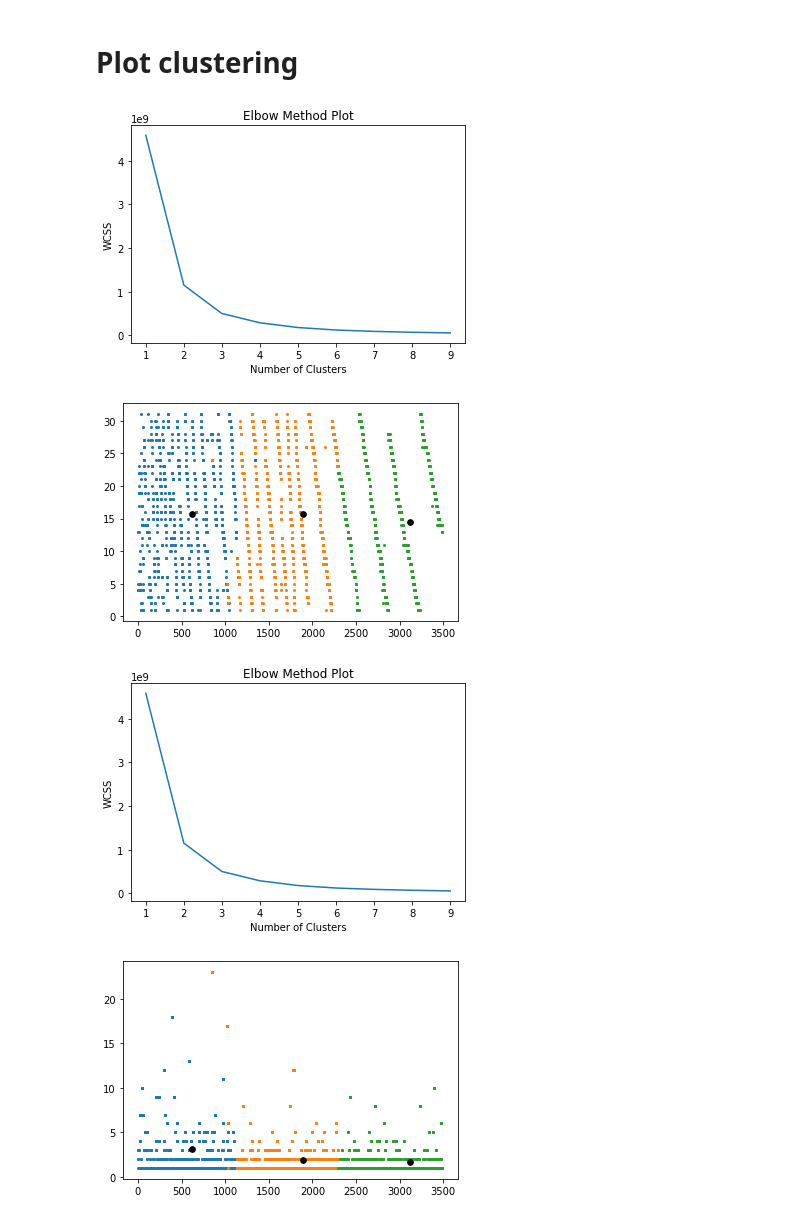
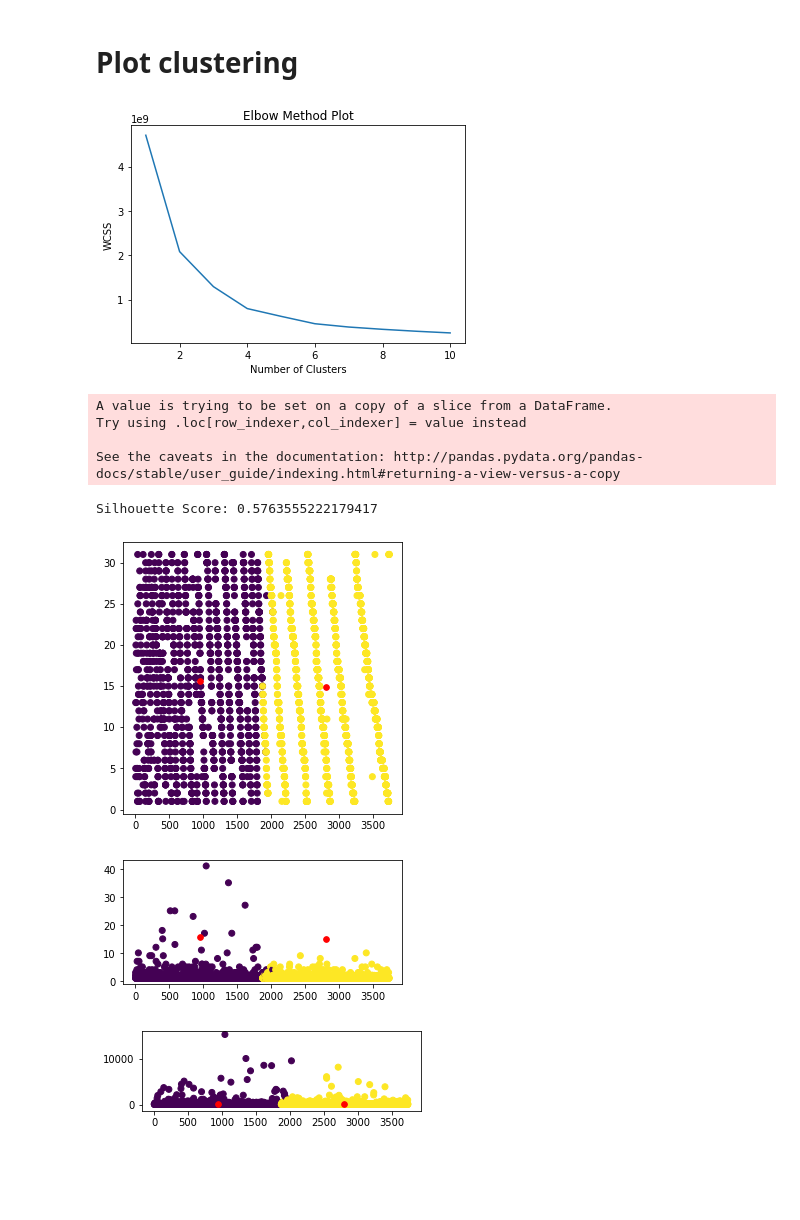
Before and after one commit to NormanHung/Practice-Customer-Segmentation, a Jupyter notebook: Assignment-Customer Segmentation.ipynb, the cells around one changed output. Drawn from its saved outputs; the diff is of its cells as text; code cells hidden in the pictures; blank space fills up the shorter version.

Commit message:
Add files via upload
Add Silhouette Score

```diff
--- a/Assignment-Customer Segmentation.ipynb
+++ b/Assignment-Customer Segmentation.ipynb
@@ -367,3 +317,5 @@ def OutliersRemoved(DataFrame, ColumnLabel, Sigma = 3):
+# %%
+CombinedRawData.drop_duplicates("Customers.id", inplace = True)
 # %%
 CombinedRawData = OutliersRemoved(CombinedRawData, "DaysSinceLastOrder")
 # %%
@@ -416,16 +348,49 @@ def PlotKMeansAndGetClusters(DataSeries, CenterPointCount = 3, RSeed = 13):
+# %%
+from sklearn.cluster import KMeans
+import matplotlib.pyplot as plt
+
+def PlotKMeansClusters(ModelData, CenterPointCount = 3, RSeed = 13):
+    kmeanModel = KMeans(n_clusters = CenterPointCount, init="k-means++", max_iter=300, n_init=10, random_state = RSeed)
+    kmeanModel = kmeanModel.fit(ModelData)
+    modelPrediction = kmeanModel.predict(ModelData)
+    ModelData["ClusterID"] = modelPrediction
+    print("Silhouette Score: " + str(silhouette_score(ModelData, modelPrediction)))
+
+    plt.close("all")
+
+    # Plot clusters
+    chart1 = plt.figure(figsize = (5, 5)).add_subplot(111)
+    chart1.scatter(ModelData["Customers.id"], ModelData["DaysSinceLastOrder"], c=modelPrediction)
+    # Plot cluster center points
+    chart1.scatter(kmeanModel.cluster_centers_[:, 0], kmeanModel.cluster_centers_[:, 1], s=32, c="red")
+
+    # Plot clusters
+    chart2 = plt.figure(figsize = (5, 5)).add_subplot(211)
+    chart2.scatter(ModelData["Customers.id"], ModelData["PurchaseFrequency"], c=modelPrediction)
+    # Plot cluster center points
+    chart2.scatter(kmeanModel.cluster_centers_[:, 0], kmeanModel.cluster_centers_[:, 1], s=32, c="red")
+
+    # Plot clusters
+    chart3 = plt.figure(figsize = (5, 5)).add_subplot(311)
+    chart3.scatter(ModelData["Customers.id"], ModelData["OrderHistoryTotal"], c=modelPrediction)
+    # Plot cluster center points
+    chart3.scatter(kmeanModel.cluster_centers_[:, 0], kmeanModel.cluster_centers_[:, 1], s=32, c="red")
+
+    plt.show()
+
+    return ModelData["ClusterID"].to_list()
 # %%
-PlotAndGetKMeanElbow(CombinedRawData[["Customers.id", "DaysSinceLastOrder"]]);
+PlotKMeanElbow(CombinedRawData[["Customers.id", "DaysSinceLastOrder", "PurchaseFrequency", "OrderHistoryTotal"]]);
 # %% [output]
-[figure, old version]
+[figure, new version]
 # %%
-PlotKMeansAndGetClusters(CombinedRawData[["Customers.id", "DaysSinceLastOrder"]], CenterPointCount = 3);
+PlotKMeansClusters(CombinedRawData[["Customers.id", "DaysSinceLastOrder", "PurchaseFrequency", "OrderHistoryTotal"]], CenterPointCount = 2);
 # %% [output]
+A value is trying to be set on a copy of a slice from a DataFrame.
+Try using .loc[row_indexer,col_indexer] = value instead
+
+See the caveats in the documentation: http://pandas.pydata.org/pandas-docs/stable/user_guide/indexing.html#returning-a-view-versus-a-copy
+Silhouette Score: 0.5763555222179417
-[figure, old version]
+[figure, new version]
+[figure, added]
+[figure, added]
-# %%
-PlotAndGetKMeanElbow(CombinedRawData[["Customers.id", "PurchaseFrequency"]]);
-# %% [output]
-[figure, removed]
-# %%
-PlotKMeansAndGetClusters(CombinedRawData[["Customers.id", "PurchaseFrequency"]], CenterPointCount = 3);
-# %% [output]
-[figure, removed]
```
Also changed, not shown: parts of 28 cells of this notebook.
